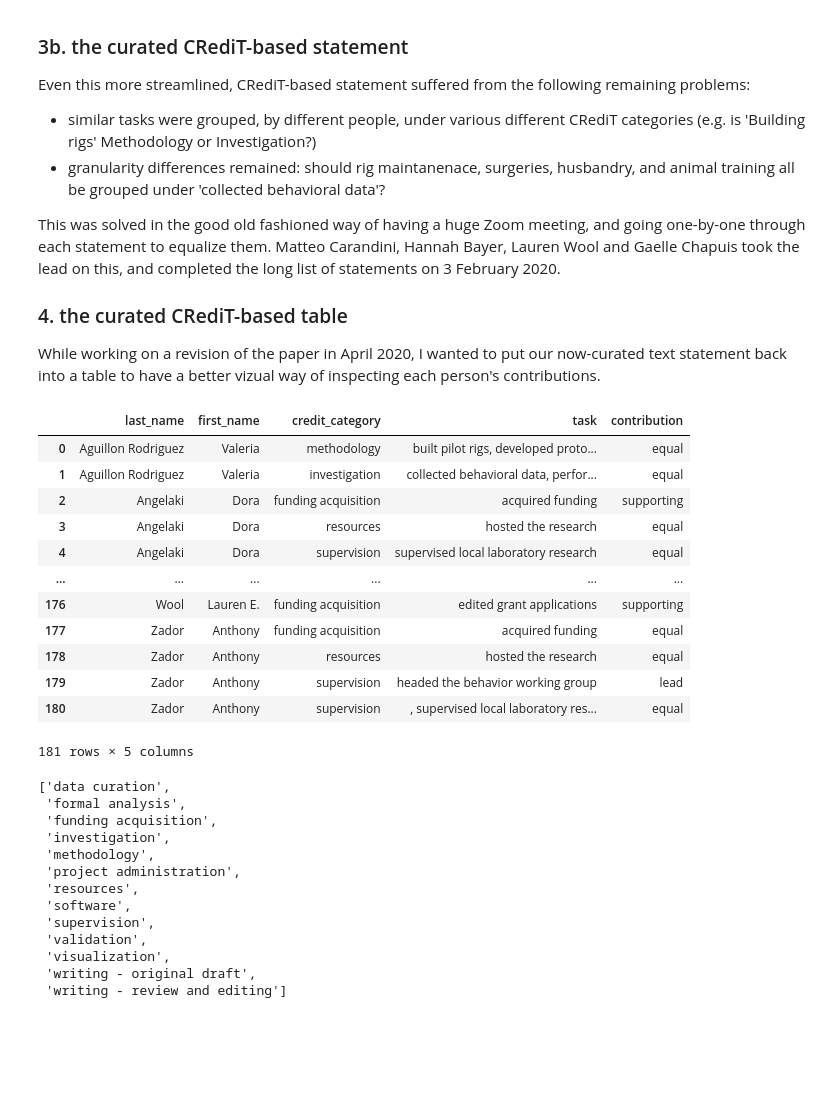
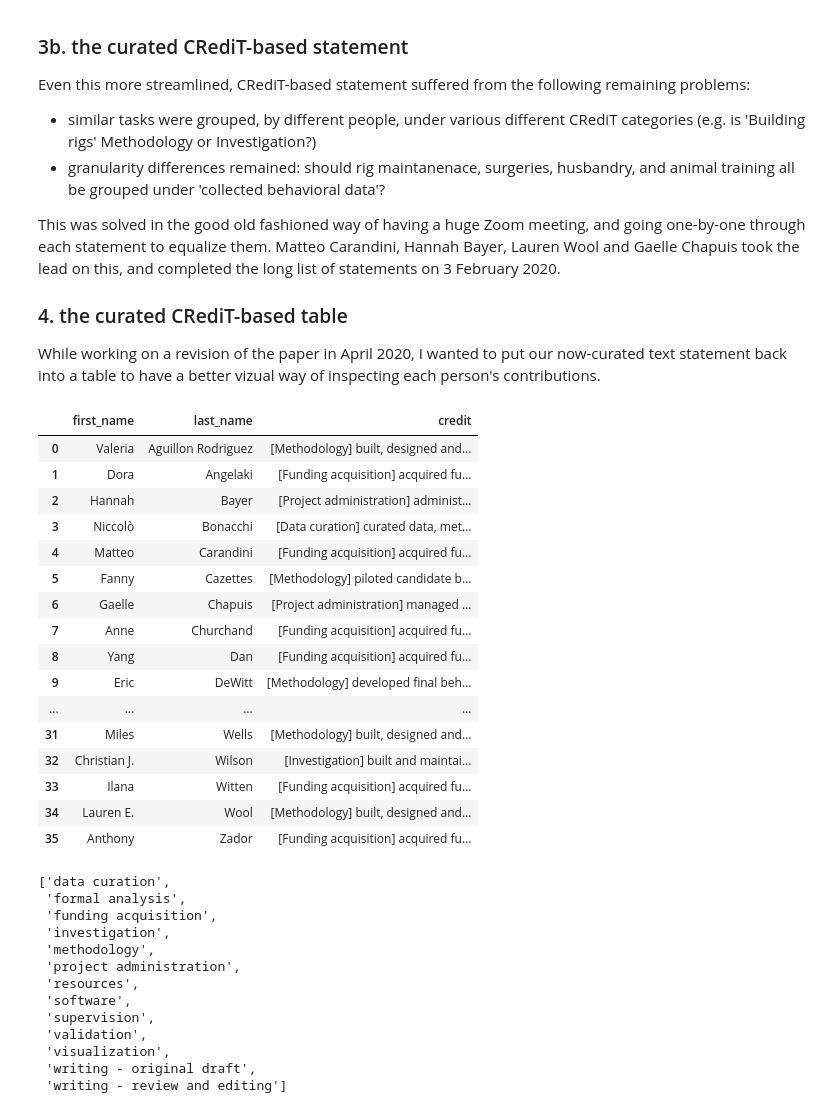
Before and after one commit to int-brain-lab/paper-behavior, a Jupyter notebook: authorship/Authorship and contribution for IBL behavior paper.ipynb, the cells around one changed output. Cells and saved outputs as stored; diff of their text form; code cells hidden in the pictures; blank space fills up the shorter version.

```diff
--- a/authorship/Authorship and contribution for IBL behavior paper.ipynb
+++ b/authorship/Authorship and contribution for IBL behavior paper.ipynb
@@ -68,16 +68,40 @@ This was solved in the good old fashioned way of having a huge Zoom meeting, and
 While working on a revision of the paper in April 2020, I wanted to put our now-curated text statement back into a table to have a better vizual way of inspecting each person's contributions.
 # %%
 import pandas as pd
+import seaborn as sns
+import matplotlib.pyplot as plt
+
 df = pd.read_csv('Behavior paper (2019) - Contribution statement - Written contributions.csv')
 df = df.rename(columns={'First Name':'first_name', 'Last Name':'last_name',
-                        'credit_cleanup':'credit'})
+                        'credit_proposal':'credit'})
 df = df[['first_name', 'last_name', 'credit']]
+df.dropna()
+# %% [output]
+|  | first_name | last_name | credit |
+| 0 | Valeria | Aguillon Rodriguez | [Methodology] built, designed and... |
+| 1 | Dora | Angelaki | [Funding acquisition] acquired fu... |
+| 2 | Hannah | Bayer | [Project administration] administ... |
+| 3 | Niccolò | Bonacchi | [Data curation] curated data, met... |
+| 4 | Matteo | Carandini | [Funding acquisition] acquired fu... |
+| 5 | Fanny | Cazettes | [Methodology] piloted candidate b... |
+| 6 | Gaelle | Chapuis | [Project administration] managed ... |
+| 7 | Anne | Churchand | [Funding acquisition] acquired fu... |
+| 8 | Yang | Dan | [Funding acquisition] acquired fu... |
+| 9 | Eric | DeWitt | [Methodology] developed final beh... |
+| ... | ... | ... | ... |
+| 31 | Miles | Wells | [Methodology] built, designed and... |
+| 32 | Christian J. | Wilson | [Investigation] built and maintai... |
+| 33 | Ilana | Witten | [Funding acquisition] acquired fu... |
+| 34 | Lauren E. | Wool | [Methodology] built, designed and... |
+| 35 | Anthony | Zador | [Funding acquisition] acquired fu... |
 # %%
 new_df = []
 for aidx, author in df.groupby(['last_name', 'first_name']):
 
     # tease apart the credit assignment column
     statement = author['credit'].item()
+    if not isinstance(statement, str):
+        continue
     statement_split = statement.split("[")
     for s in statement_split:
         cat_split = s.split("]")
@@ -95,25 +119,15 @@ for aidx, author in df.groupby(['last_name', 'first_name']):
                     new_df.append({'last_name':author.last_name.item(),
                                   'first_name':author.first_name.item(),
                                   'credit_category': credit_category.lower().replace('–', '-'),
-                                  'task': task.lower(),
+                                  'task': task.lower().replace('\n', '').strip(),
                                   'contribution': contribution.lower()})
 
 new_df = pd.DataFrame(new_df)
-new_df
+
+# add some vars
+new_df['credit_task'] = new_df.credit_category.str.upper() + '; ' + new_df.task
+new_df['contribution_level'] = new_df.contribution.map({'lead':3, 'equal':2, 'support':1})
+new_df['author'] = new_df.last_name + ', ' + new_df.first_name
-# %% [output]
-|  | last_name | first_name | credit_category | task | contribution |
-| 0 | Aguillon Rodriguez | Valeria | methodology | built pilot rigs, developed proto... | equal |
-| 1 | Aguillon Rodriguez | Valeria | investigation | collected behavioral data, perfor... | equal |
-| 2 | Angelaki | Dora | funding acquisition | acquired funding | supporting |
-| 3 | Angelaki | Dora | resources | hosted the research | equal |
-| 4 | Angelaki | Dora | supervision | supervised local laboratory research | equal |
-| ... | ... | ... | ... | ... | ... |
-| 176 | Wool | Lauren E. | funding acquisition | edited grant applications | supporting |
-| 177 | Zador | Anthony | funding acquisition | acquired funding | equal |
-| 178 | Zador | Anthony | resources | hosted the research | equal |
-| 179 | Zador | Anthony | supervision | headed the behavior working group | lead |
-| 180 | Zador | Anthony | supervision | , supervised local laboratory res... | equal |
-181 rows × 5 columns
 # %%
 sorted(new_df.credit_category.unique())
 # %% [output]
```
Also changed, not shown: parts of 6 cells of this notebook, 1 other file.
